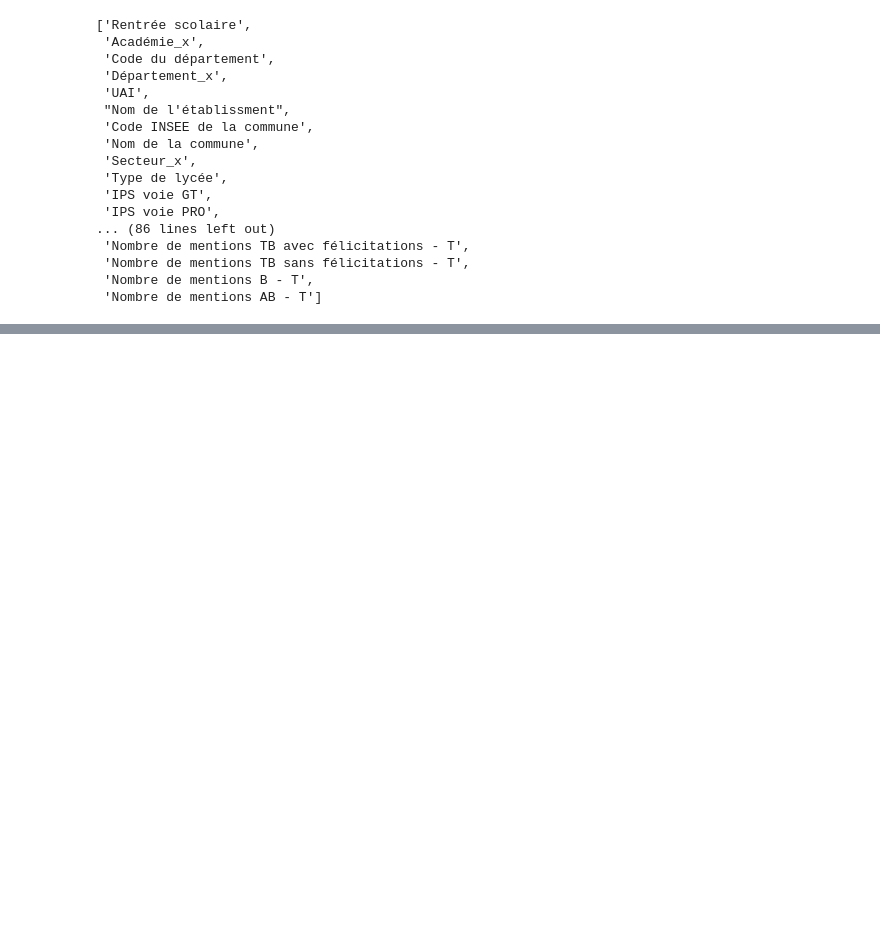
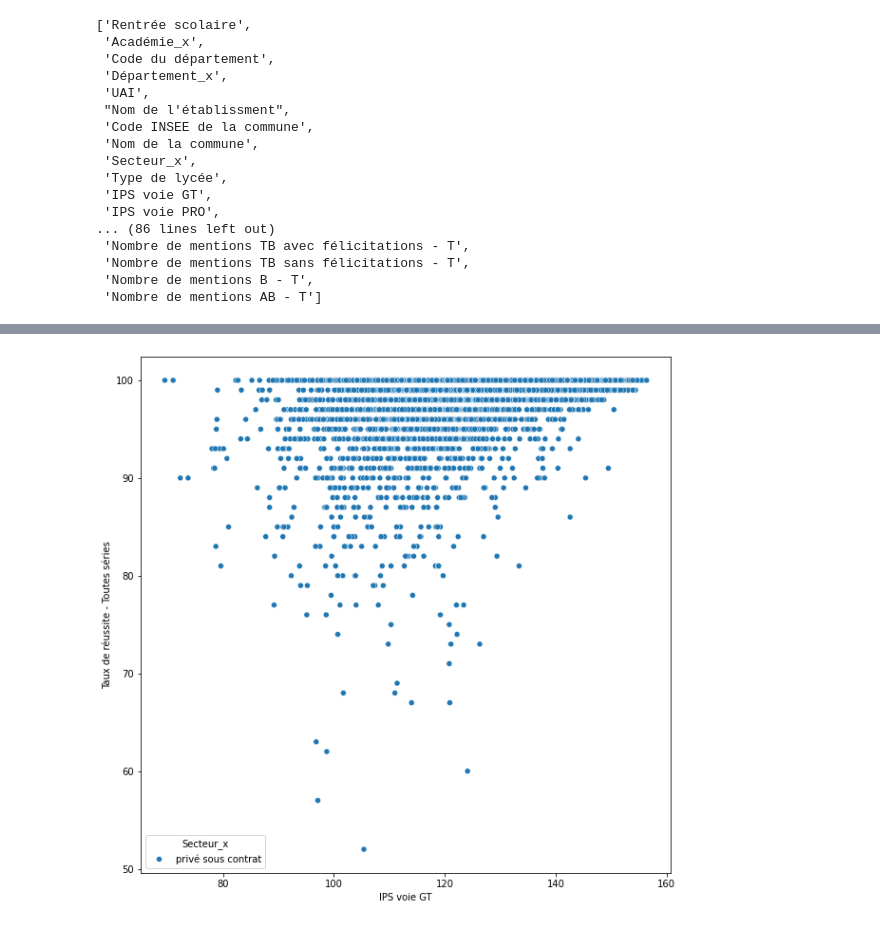
Before and after one commit to AlexisBenameur/projet-python-2AS1, a Jupyter notebook: codes/decouverte_data.ipynb, the cells around one changed output, grey strips where cells are left out. Saved outputs shown, nothing was run; the diff lists cells and outputs as text; code cells hidden in the pictures; blank space fills up the shorter version.

```diff
--- a/codes/decouverte_data.ipynb
+++ b/codes/decouverte_data.ipynb
@@ -105,0 +122,5 @@ df.columns.to_list()
+# %%
+plt.figure(figsize=(10,10))
+ax = sns.scatterplot(data=df[df["Secteur_x"] == "privé sous contrat"], x="IPS voie GT", y = "Taux de réussite - Toutes séries", hue="Secteur_x")
+# %% [output]
+[figure, added]
```
Also changed, not shown: parts of 9 cells of this notebook, 1 other file.
